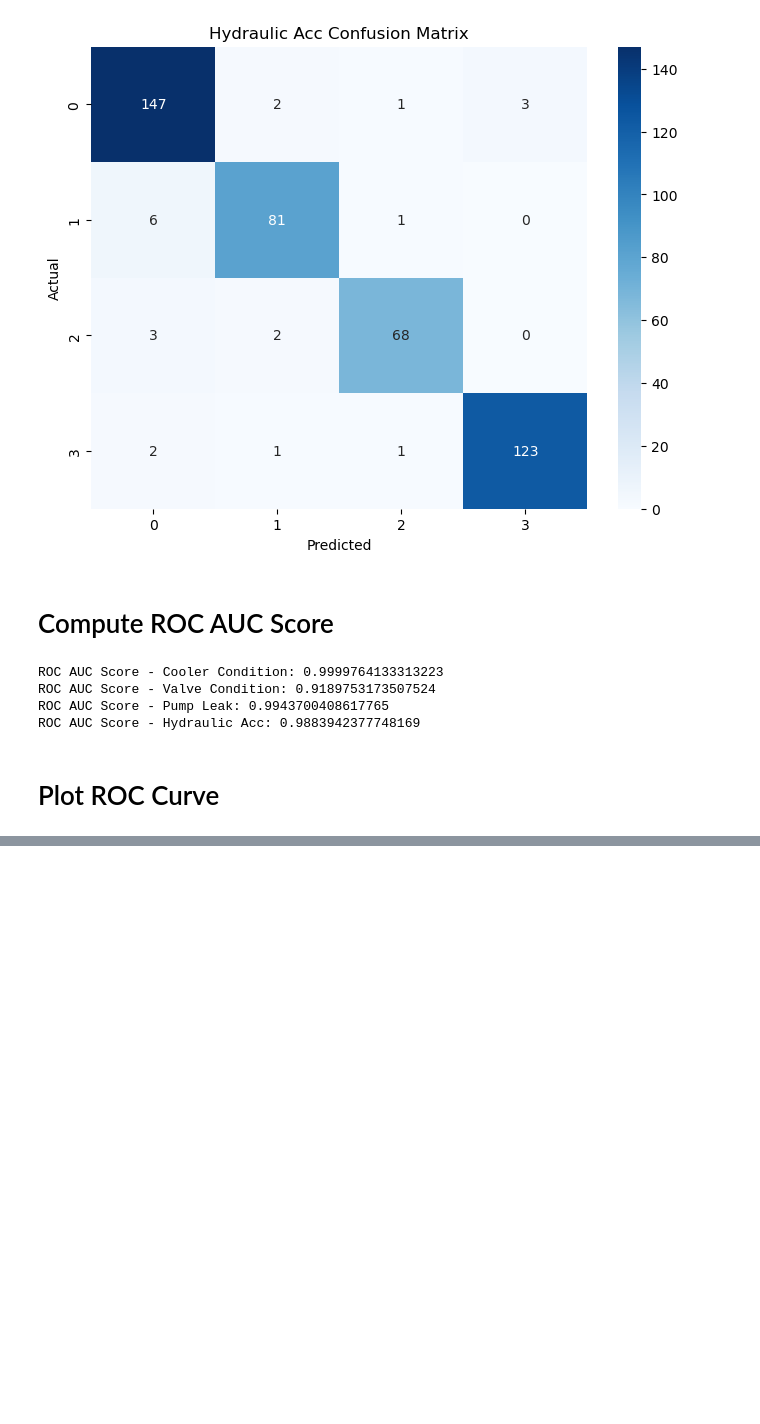
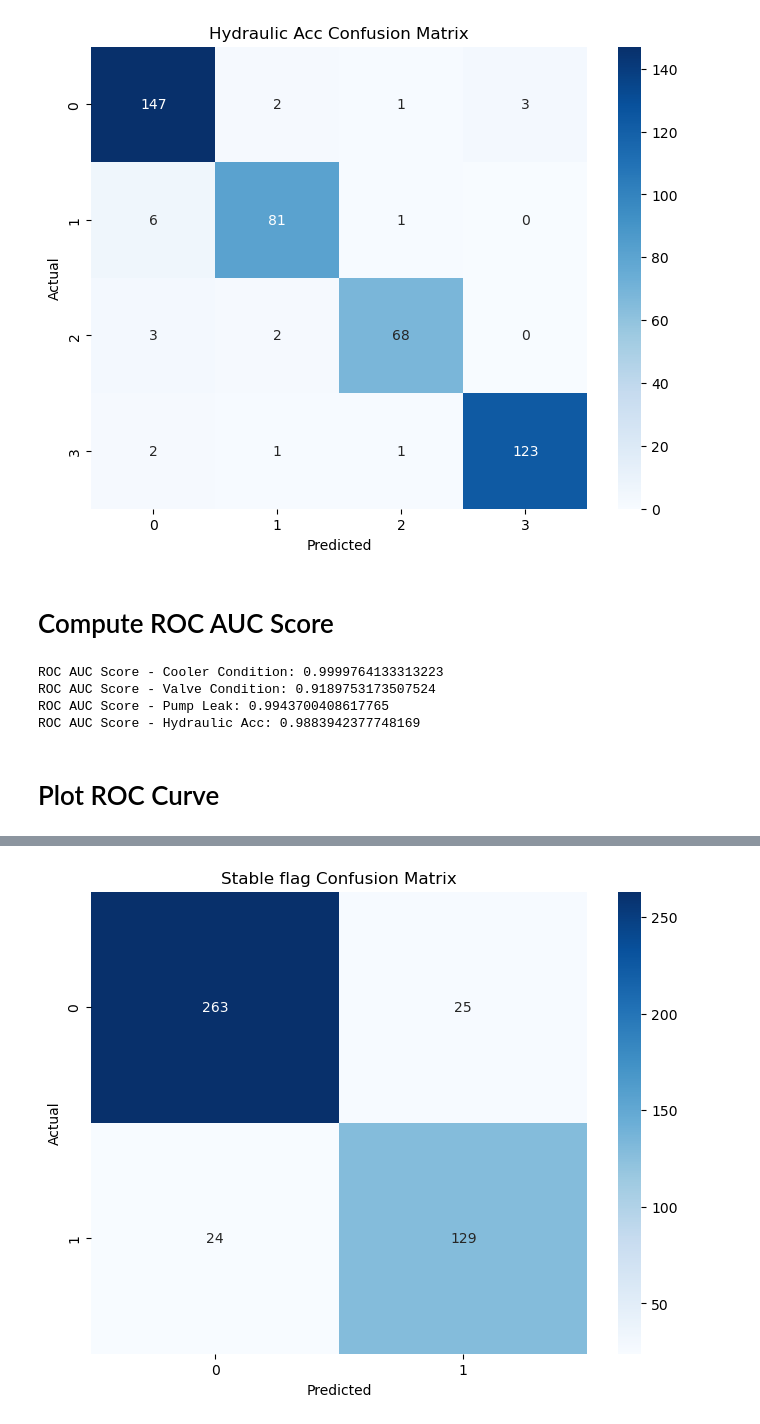
Before and after one commit to ajaykofficial/Machine-Learning, a Jupyter notebook: Condition Monitoring of Hydraulic System/Bagging.ipynb, the cells around one changed output, grey strips where cells are left out. Saved outputs shown, nothing was run; the diff lists cells and outputs as text; code cells hidden in the pictures; blank space fills up the shorter version.

Commit message:
Code for y_flag

```diff
--- a/Condition Monitoring of Hydraulic System/Bagging.ipynb
+++ b/Condition Monitoring of Hydraulic System/Bagging.ipynb
@@ -390,0 +420,2 @@ plt.show()
+# %%
+X1_train,X1_test,y1_train,y1_test = train_test_split(X1,y1,test_size=0.2,random_state=23)
@@ -390,0 +486,3 @@ plt.show()
+# %%
+bagging_stable_flag = OneVsRestClassifier(BaggingClassifier(base_classifier, n_estimators=10, random_state=42))
+bagging_stable_flag.fit(X1_train, y1_train)
@@ -390,0 +492,3 @@ plt.show()
+# %%
+y_pred_stable_flag = bagging_stable_flag.predict(X1_test)
+y_pred_stable_flag
@@ -390,0 +539,3 @@ plt.show()
+# %%
+report_stable_flag = classification_report(y1_test, y_pred_stable_flag)
+matrix_stable_flag = confusion_matrix(y1_test, y_pred_stable_flag)
@@ -390,0 +562,4 @@ plt.show()
+# %%
+plot_confusion_matrix_heatmap(matrix_stable_flag, title='Stable flag Confusion Matrix')
+# %% [output]
+[figure, added]
```
Also changed, not shown: parts of 17 cells of this notebook.
